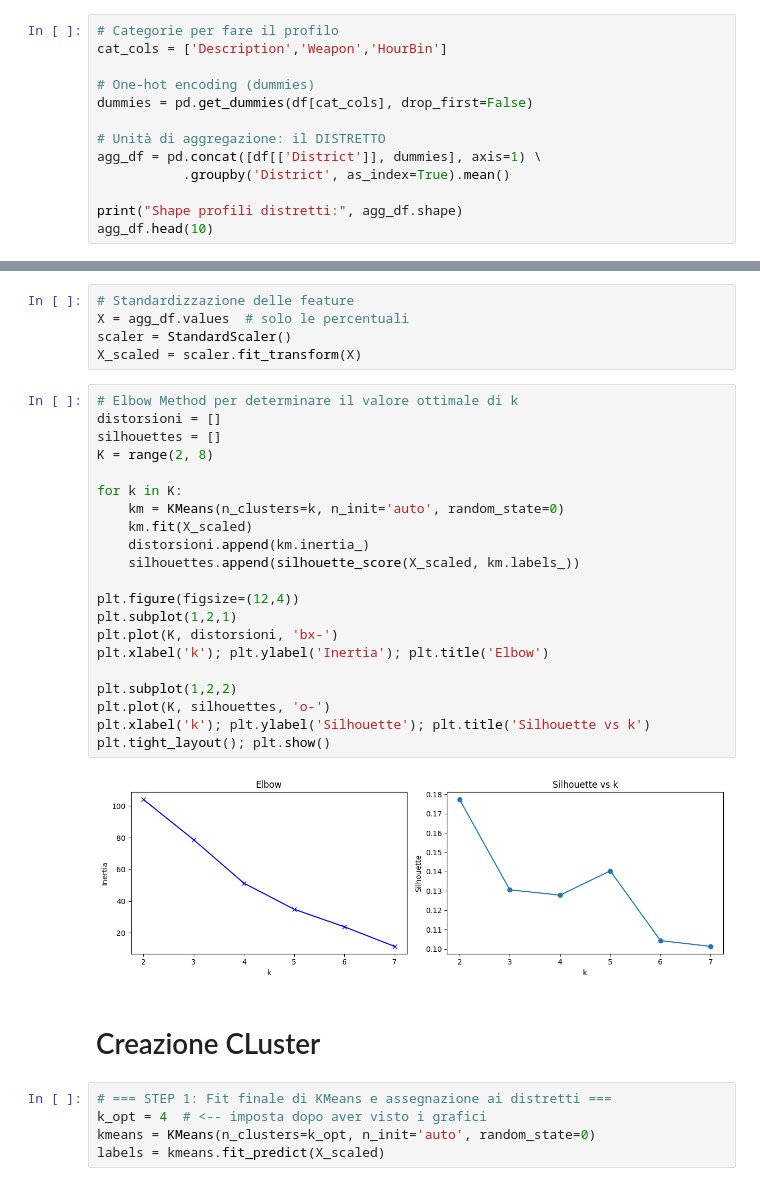
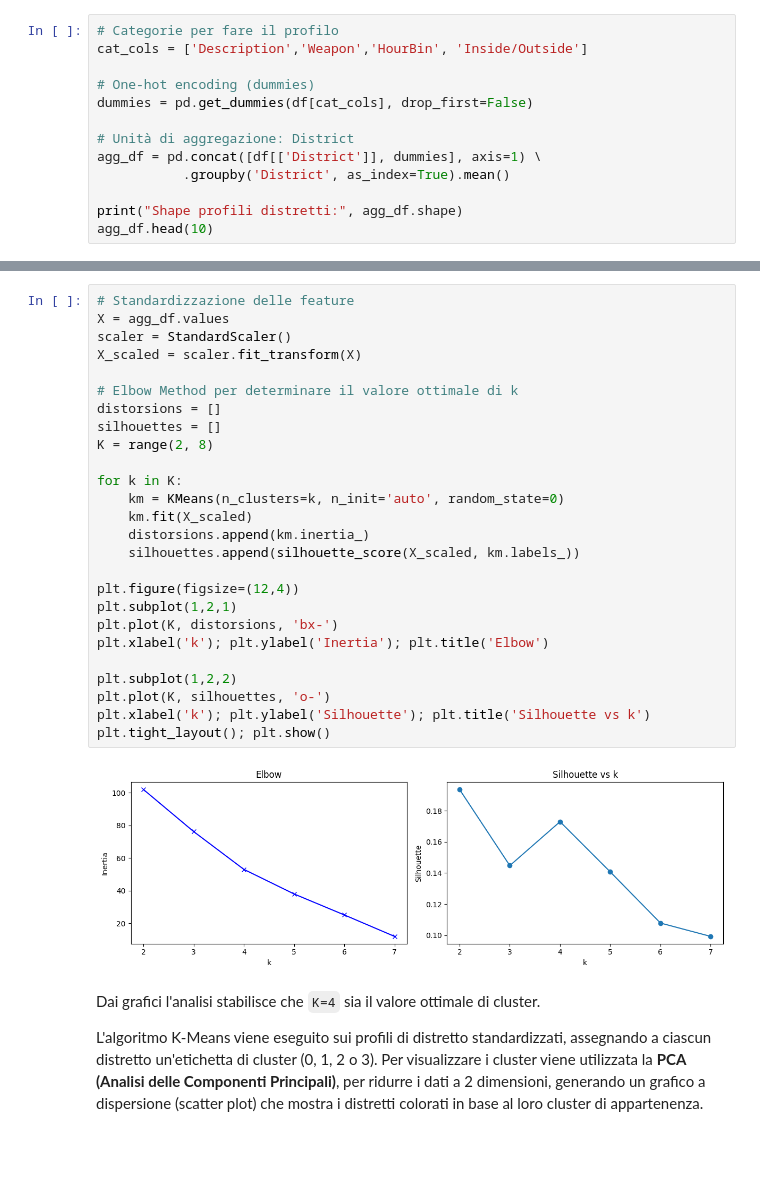
Before and after one commit to MattSona99/DataScience, a Jupyter notebook: Classification_Clustering_TimeSeries/Clustering.ipynb, the cells around one changed output, grey strips where cells are left out. Saved outputs shown, nothing was run; the diff lists cells and outputs as text; blank space fills up the shorter version.

```diff
--- a/Classification_Clustering_TimeSeries/Clustering.ipynb
+++ b/Classification_Clustering_TimeSeries/Clustering.ipynb
@@ -71,11 +122,11 @@ Totale righe dopo pulizia: 95077
 # %%
 # Categorie per fare il profilo
-cat_cols = ['Description','Weapon','HourBin']
+cat_cols = ['Description','Weapon','HourBin', 'Inside/Outside']
 
 # One-hot encoding (dummies)
 dummies = pd.get_dummies(df[cat_cols], drop_first=False)
 
-# Unità di aggregazione: il DISTRETTO
+# Unità di aggregazione: District
 agg_df = pd.concat([df[['District']], dummies], axis=1) \
            .groupby('District', as_index=True).mean()
 
@@ -99,36 +156,34 @@ Shape profili distretti: (9, 17)
-# %%
-# Standardizzazione delle feature
-X = agg_df.values  # solo le percentuali
-scaler = StandardScaler()
-X_scaled = scaler.fit_transform(X)
 # %%
+# Standardizzazione delle feature
+X = agg_df.values
+scaler = StandardScaler()
+X_scaled = scaler.fit_transform(X)
+
 # Elbow Method per determinare il valore ottimale di k
-distorsioni = []
+distorsions = []
 silhouettes = []
 K = range(2, 8)
 
 for k in K:
     km = KMeans(n_clusters=k, n_init='auto', random_state=0)
     km.fit(X_scaled)
-    distorsioni.append(km.inertia_)
+    distorsions.append(km.inertia_)
     silhouettes.append(silhouette_score(X_scaled, km.labels_))
 
 plt.figure(figsize=(12,4))
 plt.subplot(1,2,1)
-plt.plot(K, distorsioni, 'bx-')
+plt.plot(K, distorsions, 'bx-')
 plt.xlabel('k'); plt.ylabel('Inertia'); plt.title('Elbow')
 
 plt.subplot(1,2,2)
 plt.plot(K, silhouettes, 'o-')
 plt.xlabel('k'); plt.ylabel('Silhouette'); plt.title('Silhouette vs k')
 plt.tight_layout(); plt.show()
 # %% [output]
-[figure, old version]
+[figure, new version]
-# %% [markdown]
-# Creazione CLuster
-# %%
-# === STEP 1: Fit finale di KMeans e assegnazione ai distretti ===
-k_opt = 4  # <-- imposta dopo aver visto i grafici
-kmeans = KMeans(n_clusters=k_opt, n_init='auto', random_state=0)
-labels = kmeans.fit_predict(X_scaled)
+# %% [markdown]
+Dai grafici l'analisi stabilisce che `K=4` sia il valore ottimale di cluster.
+
+L'algoritmo K-Means viene eseguito sui profili di distretto standardizzati, assegnando a ciascun distretto un'etichetta di cluster (0, 1, 2 o 3).
+Per visualizzare i cluster viene utilizzata la **PCA (Analisi delle Componenti Principali)**, per ridurre i dati a 2 dimensioni, generando un grafico a dispersione (scatter plot) che mostra i distretti colorati in base al loro cluster di appartenenza.
 # %%
```
Also changed, not shown: parts of 24 cells of this notebook, 3 other files.
